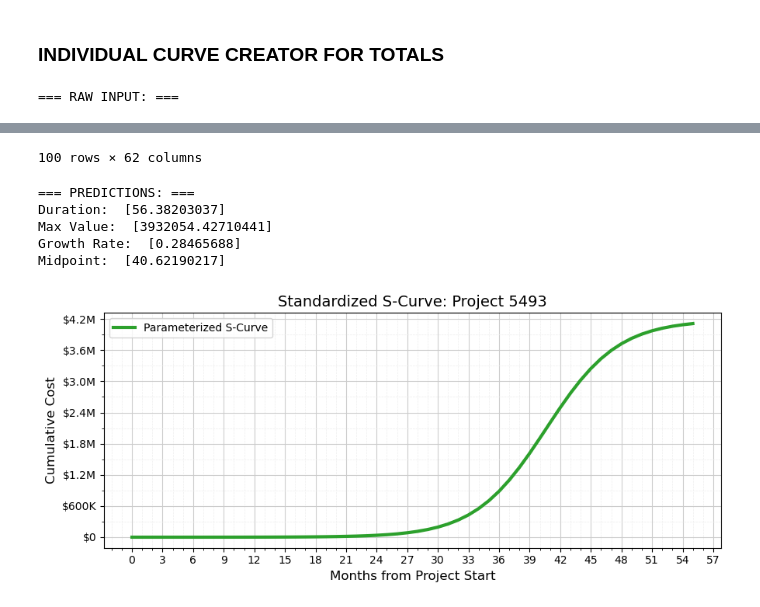
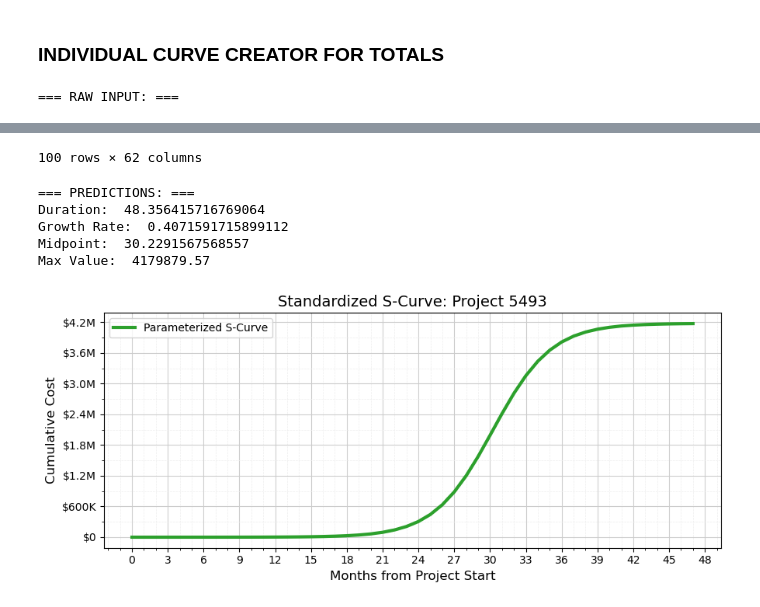
Before and after one commit to tomragus/i4X-CPM-Model-Backend, a Jupyter notebook: curve_creator_totals.ipynb, the cells around one changed output, grey strips where cells are left out. Saved outputs shown, nothing was run; the diff lists cells and outputs as text; code cells hidden in the pictures.

Commit message:
Updated curve creator files

```diff
--- a/curve_creator_totals.ipynb
+++ b/curve_creator_totals.ipynb
@@ -8,7 +8,7 @@ from scipy.optimize import curve_fit
 import matplotlib.pyplot as plt
 
 #########################################
-""""
+''''
 
 Setup - will be replaced once integrated with the front end
 Will be using project 5493 bc I like the graphs
@@ -17,7 +17,7 @@ I removed the timeline from project 5493 so you can see how the curve is
 predicted from just the base features: Gross Sq Footage, Projected Budget,
 Projected Commitments, and Estimate at Completion
 
-"""
+'''
 
 # import project 5493
 filepath = "5493.csv"
@@ -69,16 +69,25 @@ df[['Gross Sq Footage', 'Projected Budget', 'Projected Commitments', 'Estimate a
 .astype(float)
 )
 
-# Add new features EAC Budget Ratio and Commitments Budget Ratio (financial health independent of project size)
+# Add ratio features
 df['EAC_Budget_Ratio'] = (df['Estimate at Completion'] / df['Projected Budget'].replace(0, np.nan))
 df['Commitments_Budget_Ratio'] = (df['Projected Commitments'] / df['Projected Budget'].replace(0, np.nan))
 
+# Fill values derived from training set; used as fallback if sq footage is missing
+MEAN_SQ_FOOTAGE = 86243.0147
+MEDIAN_BUDGET_PER_SQFT = 297.9594
+df['Gross Sq Footage'] = df['Gross Sq Footage'].fillna(MEAN_SQ_FOOTAGE)
+df['Budget_per_SqFt'] = df['Projected Budget'] / df['Gross Sq Footage'].replace(0, np.nan)
+df['Budget_per_SqFt'] = df['Budget_per_SqFt'].fillna(MEDIAN_BUDGET_PER_SQFT)
+df['Log_Projected_Budget'] = np.log1p(df['Projected Budget'])
+df['Log_Gross_SqFt'] = np.log1p(df['Gross Sq Footage'])
+
 #########################################
-""""
+''''
 
 IMPORTING THE MODELS
 
-"""
+'''
 #########################################
 
 import joblib
@@ -86,10 +95,6 @@ import joblib
 # Duration
 duration_model_path = Path("trained_models/Duration_Months_model_v2.joblib")
 duration_model = joblib.load(duration_model_path)
-
-# S_Curve_L
-L_model_path = Path("trained_models/S_Curve_L_model_v2.joblib")
-L_model = joblib.load(L_model_path)
 
 # S_Curve_k
 k_model_path = Path("trained_models/S_Curve_k_model_v2.joblib")
@@ -101,29 +106,26 @@ t0_model = joblib.load(t0_model_path)
 
 feature_cols = [
     'Gross Sq Footage', 'Projected Budget', 'Projected Commitments',
-    'Estimate at Completion', 'EAC_Budget_Ratio', 'Commitments_Budget_Ratio'
+    'Estimate at Completion', 'EAC_Budget_Ratio', 'Commitments_Budget_Ratio',
+    'Budget_per_SqFt', 'Log_Projected_Budget', 'Log_Gross_SqFt'
 ]
 
 print("=== PREDICTIONS: ===")
 
-# Predict with models
-duration_prediction = duration_model.predict(df[feature_cols])
-print("Duration: ", duration_prediction)
-L_prediction = L_model.predict(df[feature_cols])
-print("Max Value: ", L_prediction)
-k_prediction = k_model.predict(df[feature_cols])
-print("Growth Rate: ", k_prediction)
-t0_prediction = t0_model.predict(df[feature_cols])
-print("Midpoint: ", t0_prediction)
+# Predict raw model outputs
+duration_pred = duration_model.predict(df[feature_cols])[0]
+print("Duration: ", duration_pred)
+log_k_pred  = k_model.predict(df[feature_cols])[0]
+t0_rel_pred = t0_model.predict(df[feature_cols])[0]
 
-# Build predictions DataFrame
-predictions_df = pd.DataFrame({
-    "Project Code": df['Project Code'].values,
-    "Duration_Months": duration_prediction, "S_Curve_L": L_prediction, "S_Curve_k": k_prediction, "S_Curve_t0": t0_prediction
-    })
+# De-transform: models output log(k) and t0/duration, not raw values
+k_pred  = np.exp(log_k_pred)
+t0_pred = t0_rel_pred * duration_pred
+print("Growth Rate: ", k_pred)
+print("Midpoint: ", t0_pred)
 
-# Replace "S_Curve_L" predictions with "Projected Commitments" data
-predictions_df["S_Curve_L"] = df["Projected Commitments"]
+L_pred = float(df['Projected Commitments'].values[0])
+print("Max Value: ", L_pred)
 
 from matplotlib.ticker import MultipleLocator, FuncFormatter
 
@@ -139,53 +141,47 @@ def format_currency(x, pos):
     else:
         return f'${x:,.0f}'
 
-row = predictions_df.iloc[0]
-L = row['S_Curve_L']
-k = row['S_Curve_k']
-t0 = row['S_Curve_t0']
-duration = row['Duration_Months']
-
 # Generate X axis and calculate Y values
-x_data = np.arange(int(duration))
-predicted_y = logistic_curve(x_data, L, k, t0)
+x_data = np.arange(int(duration_pred))
+predicted_y = logistic_curve(x_data, L_pred, k_pred, t0_pred)
 
 # Plot the curve
 plt.figure(figsize=(9, 4))
 plt.plot(x_data, predicted_y, linewidth=3, color='#2ca02c', label="Parameterized S-Curve")
-plt.title(f"Standardized S-Curve: Project {row['Project Code']}", fontsize=14)
+plt.title(f"Standardized S-Curve: Project {project_code}", fontsize=14)
 plt.xlabel("Months from Project Start", fontsize=12)
 plt.ylabel("Cumulative Cost", fontsize=12)
 ax = plt.gca()
 
 # Formatting the graph
 ax.xaxis.set_major_locator(MultipleLocator(3))
 ax.xaxis.set_minor_locator(MultipleLocator(1))
 ax.yaxis.set_major_formatter(FuncFormatter(format_currency))
 ax.yaxis.set_major_locator(plt.MaxNLocator(8))
 ax.yaxis.set_minor_locator(plt.MaxNLocator(16))
 plt.grid(which='major', color='#CCCCCC', linestyle='-', linewidth=0.8)
 plt.grid(which='minor', color='#EEEEEE', linestyle='--', linewidth=0.5)
 plt.legend()
 plt.tight_layout()
 plt.show()
 # %% [output]
 === RAW INPUT: ===
 |  |  | Line Item | Description | Projected Budget | Projected Commitments | Estimate at Completion | ... |
 | 0 | NaN | 0 | Site Clearance of Hazardous or Ob... | 0 | 0 | 0 | ... |
 | 1 |  | 0.001 | Environmental Site Conditions | 0 | 0 | 0 | ... |
 | 2 |  | 0.002 | Removal and Disposal of Haz Mat (... | 0 | 0 | 0 | ... |
 | 3 |  | 0.003 | Relocation or Replacement of Exis... | 0 | 0 | 0 | ... |
 | 4 |  | 0.004 | Demolition of Existing Facilities | 0 | 0 | 0 | ... |
 | ... | ... | ... | ... | ... | ... | ... | ... |
 | 95 |  | 7.709 | Meals, Travel & Entertainment Costs | 272.75 | 272.75 | 272.75 | ... |
 | 96 |  | 7.799 | Other Surveys, Testing, or Reprod... | 0 | 0 | 0 | ... |
 | 97 | NaN | 8 | Special Cost Items | 188,761.00 | 184,084.00 | 188,761.00 | ... |
 | 98 |  | 8.801 | Loan Finance Charges/lnterest Dur... | 0 | 0 | 0 | ... |
 | 99 |  | 8.802 | Detailed Project Program (DPP) & ... | 50,000.00 | 50,000.00 | 50,000.00 | ... |
 100 rows × 62 columns
 === PREDICTIONS: ===
-Duration:  [56.38203037]
-Max Value:  [3932054.42710441]
-Growth Rate:  [0.28465688]
-Midpoint:  [40.62190217]
+Duration:  48.356415716769064
+Growth Rate:  0.4071591715899112
+Midpoint:  30.2291567568557
+Max Value:  4179879.57
-[figure, old version]
+[figure, new version]
```
Also changed, not shown: 1 other file.
